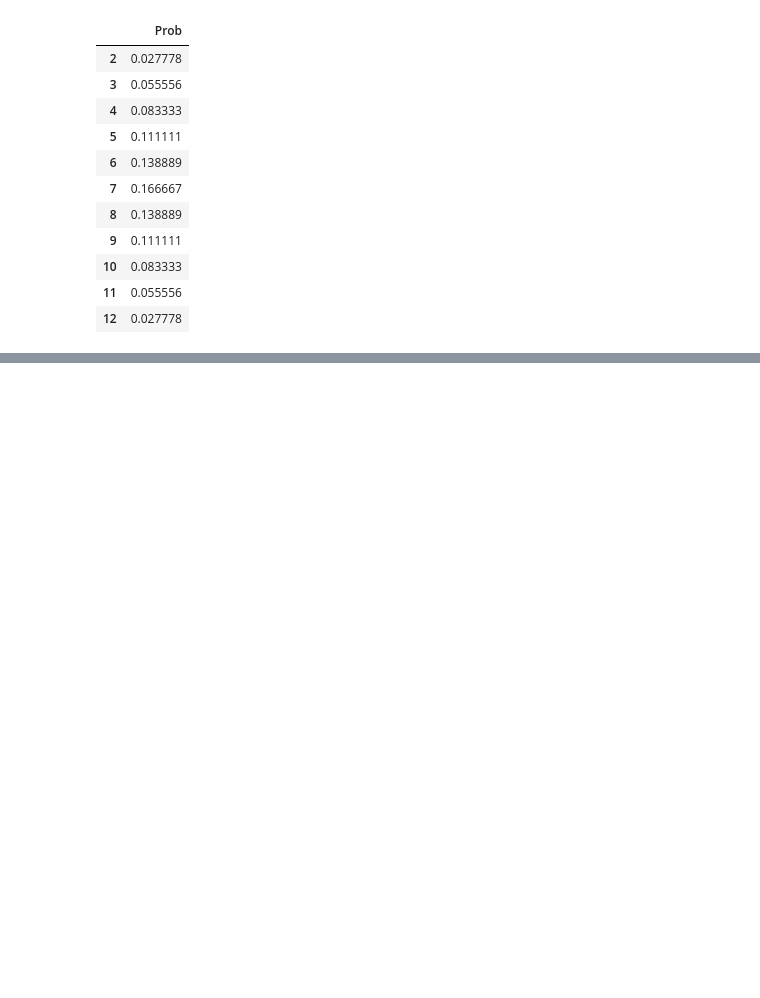
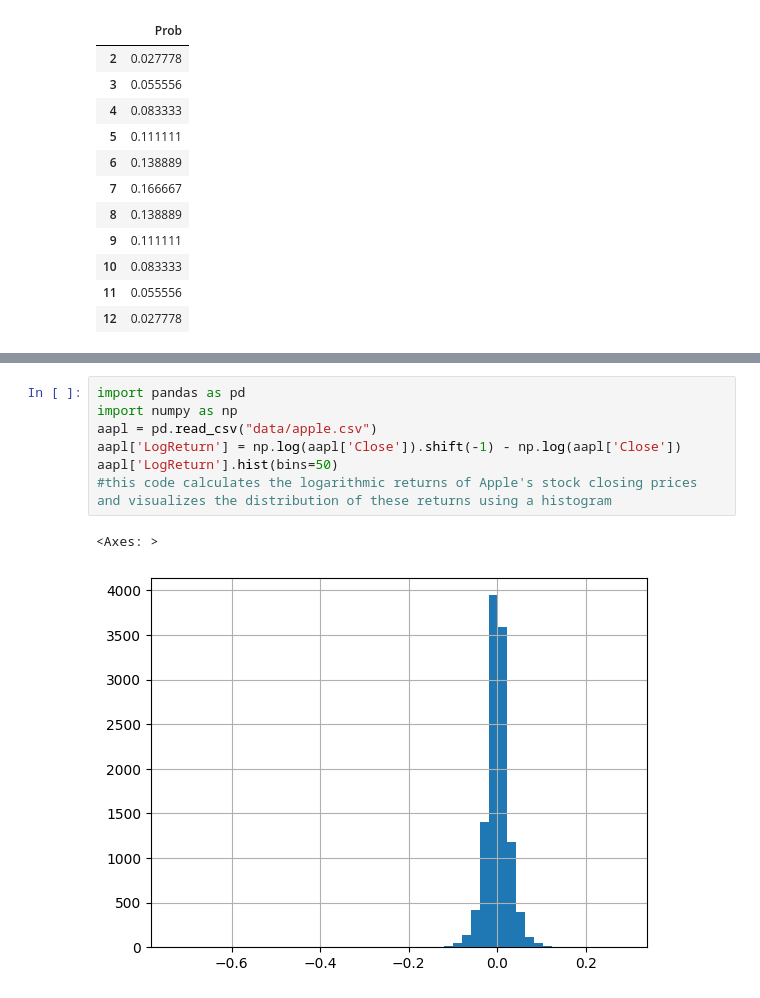
Before and after one commit to title-robbie-title/hkust-financial-analysis, a Jupyter notebook: HKUST-Financial-Analysis/module2.ipynb, the cells around one changed output, grey strips where cells are left out. Saved outputs shown, nothing was run; the diff lists cells and outputs as text; blank space fills up the shorter version.

```diff
--- a/HKUST-Financial-Analysis/module2.ipynb
+++ b/HKUST-Financial-Analysis/module2.ipynb
@@ -121,0 +142,10 @@ X_distri
+# %%
+import pandas as pd
+import numpy as np
+aapl = pd.read_csv("data/apple.csv")
+aapl['LogReturn'] = np.log(aapl['Close']).shift(-1) - np.log(aapl['Close'])
+aapl['LogReturn'].hist(bins=50)
+#this code calculates the logarithmic returns of Apple's stock closing prices and visualizes the distribution of these returns using a histogram
+# %% [output]
+<Axes: >
+[figure, added]
```
Also changed, not shown: parts of 7 cells of this notebook.
